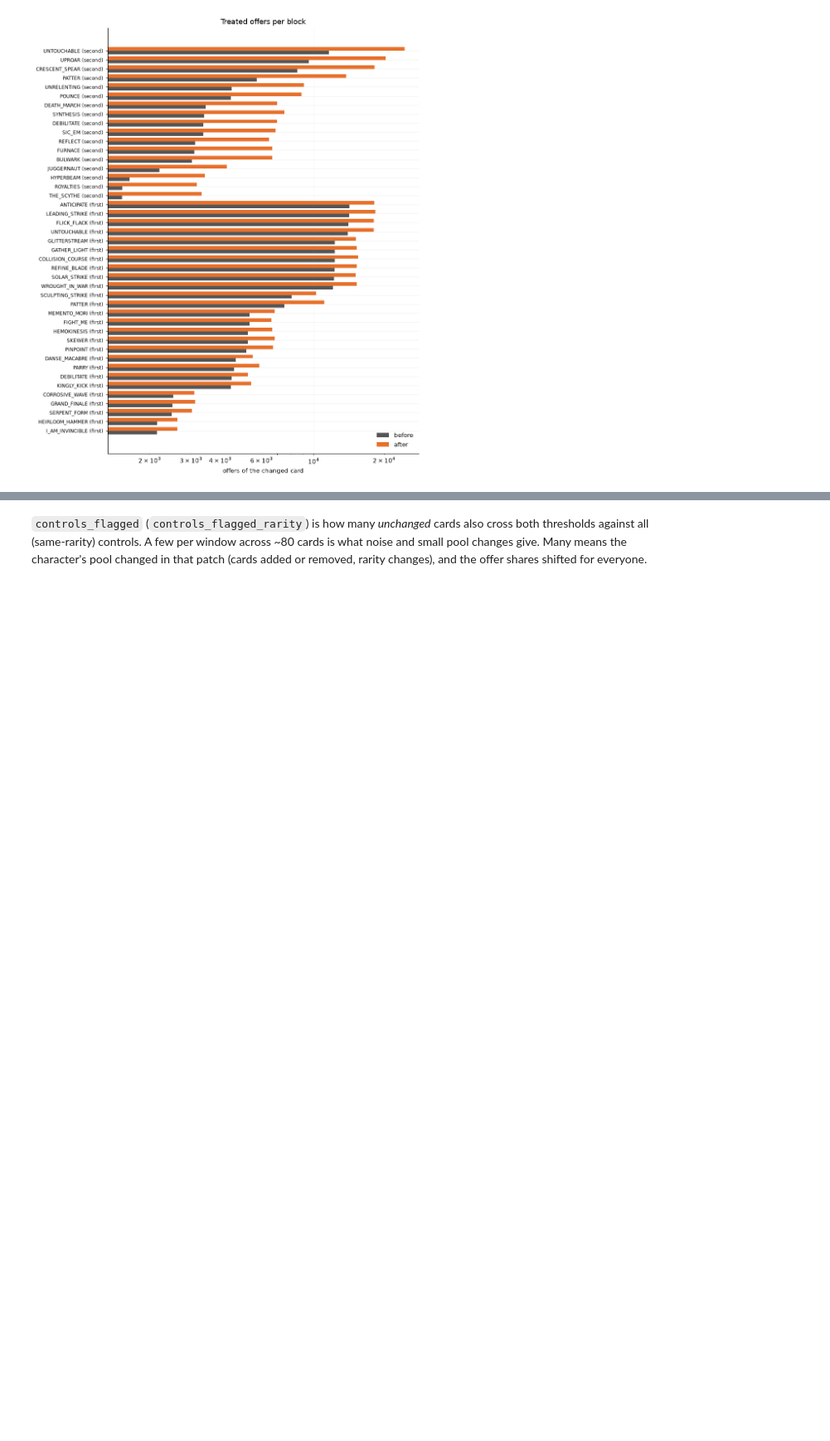
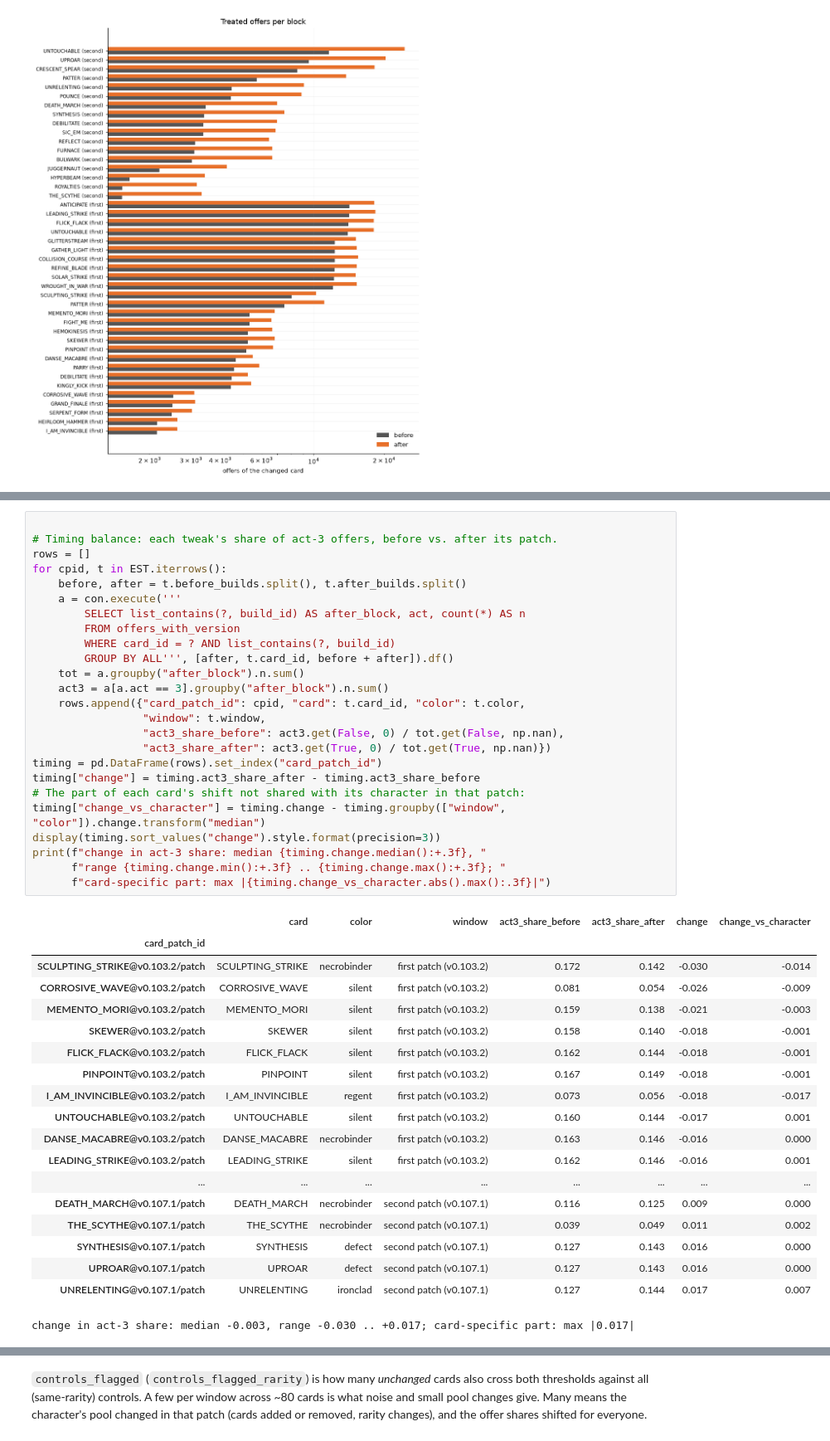
Before and after one commit to pmacias/spirometry, a Jupyter notebook: notebooks/02_pick_rate_did.ipynb, the cells around one changed output, grey strips where cells are left out. Shown at 83% size. Drawn from its saved outputs; the diff is of its cells as text; blank space fills up the shorter version.

```diff
--- a/notebooks/02_pick_rate_did.ipynb
+++ b/notebooks/02_pick_rate_did.ipynb
@@ -287,0 +334,45 @@ plt.show()
+# %%
+
+# Timing balance: each tweak's share of act-3 offers, before vs. after its patch.
+rows = []
+for cpid, t in EST.iterrows():
+    before, after = t.before_builds.split(), t.after_builds.split()
+    a = con.execute('''
+        SELECT list_contains(?, build_id) AS after_block, act, count(*) AS n
+        FROM offers_with_version
+        WHERE card_id = ? AND list_contains(?, build_id)
+        GROUP BY ALL''', [after, t.card_id, before + after]).df()
+    tot = a.groupby("after_block").n.sum()
+    act3 = a[a.act == 3].groupby("after_block").n.sum()
+    rows.append({"card_patch_id": cpid, "card": t.card_id, "color": t.color,
+                 "window": t.window,
+                 "act3_share_before": act3.get(False, 0) / tot.get(False, np.nan),
+                 "act3_share_after": act3.get(True, 0) / tot.get(True, np.nan)})
+timing = pd.DataFrame(rows).set_index("card_patch_id")
+timing["change"] = timing.act3_share_after - timing.act3_share_before
+# The part of each card's shift not shared with its character in that patch:
+timing["change_vs_character"] = timing.change - timing.groupby(["window", "color"]).change.transform("median")
+display(timing.sort_values("change").style.format(precision=3))
+print(f"change in act-3 share: median {timing.change.median():+.3f}, "
+      f"range {timing.change.min():+.3f} .. {timing.change.max():+.3f}; "
+      f"card-specific part: max |{timing.change_vs_character.abs().max():.3f}|")
+# %% [output]
+|  | card | color | window | act3_share_before | act3_share_after | change | change_vs_character |
+| card_patch_id |  |  |  |  |  |  |  |
+| SCULPTING_STRIKE@v0.103.2/patch | SCULPTING_STRIKE | necrobinder | first patch (v0.103.2) | 0.172 | 0.142 | -0.030 | -0.014 |
+| CORROSIVE_WAVE@v0.103.2/patch | CORROSIVE_WAVE | silent | first patch (v0.103.2) | 0.081 | 0.054 | -0.026 | -0.009 |
+| MEMENTO_MORI@v0.103.2/patch | MEMENTO_MORI | silent | first patch (v0.103.2) | 0.159 | 0.138 | -0.021 | -0.003 |
+| SKEWER@v0.103.2/patch | SKEWER | silent | first patch (v0.103.2) | 0.158 | 0.140 | -0.018 | -0.001 |
+| FLICK_FLACK@v0.103.2/patch | FLICK_FLACK | silent | first patch (v0.103.2) | 0.162 | 0.144 | -0.018 | -0.001 |
+| PINPOINT@v0.103.2/patch | PINPOINT | silent | first patch (v0.103.2) | 0.167 | 0.149 | -0.018 | -0.001 |
+| I_AM_INVINCIBLE@v0.103.2/patch | I_AM_INVINCIBLE | regent | first patch (v0.103.2) | 0.073 | 0.056 | -0.018 | -0.017 |
+| UNTOUCHABLE@v0.103.2/patch | UNTOUCHABLE | silent | first patch (v0.103.2) | 0.160 | 0.144 | -0.017 | 0.001 |
+| DANSE_MACABRE@v0.103.2/patch | DANSE_MACABRE | necrobinder | first patch (v0.103.2) | 0.163 | 0.146 | -0.016 | 0.000 |
+| LEADING_STRIKE@v0.103.2/patch | LEADING_STRIKE | silent | first patch (v0.103.2) | 0.162 | 0.146 | -0.016 | 0.001 |
+| ... | ... | ... | ... | ... | ... | ... | ... |
+| DEATH_MARCH@v0.107.1/patch | DEATH_MARCH | necrobinder | second patch (v0.107.1) | 0.116 | 0.125 | 0.009 | 0.000 |
+| THE_SCYTHE@v0.107.1/patch | THE_SCYTHE | necrobinder | second patch (v0.107.1) | 0.039 | 0.049 | 0.011 | 0.002 |
+| SYNTHESIS@v0.107.1/patch | SYNTHESIS | defect | second patch (v0.107.1) | 0.127 | 0.143 | 0.016 | 0.000 |
+| UPROAR@v0.107.1/patch | UPROAR | defect | second patch (v0.107.1) | 0.127 | 0.143 | 0.016 | 0.000 |
+| UNRELENTING@v0.107.1/patch | UNRELENTING | ironclad | second patch (v0.107.1) | 0.127 | 0.144 | 0.017 | 0.007 |
+change in act-3 share: median -0.003, range -0.030 .. +0.017; card-specific part: max |0.017|
```
Also changed, not shown: parts of 3 cells of this notebook, 2 other files.
